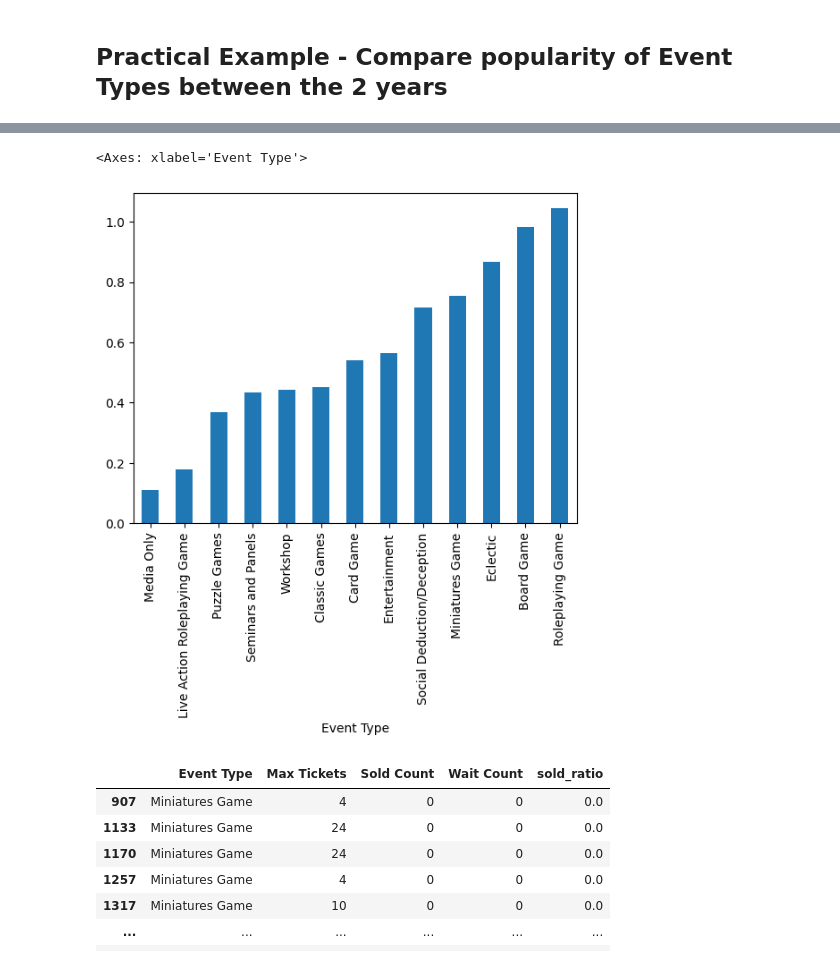
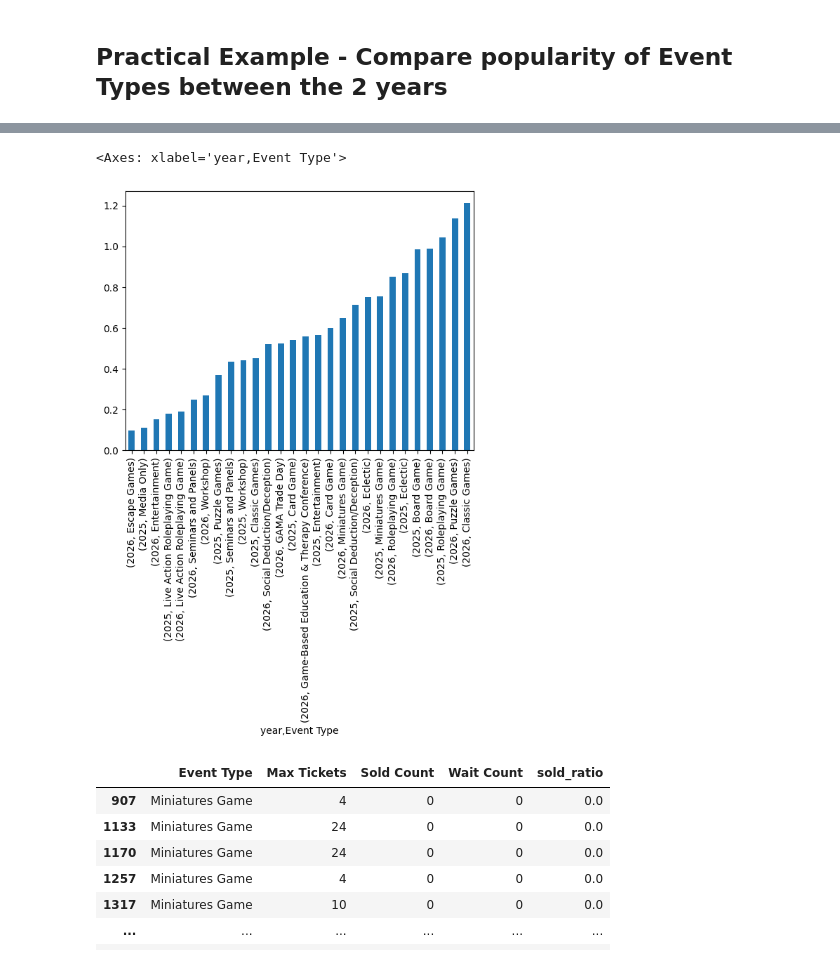
Before and after one commit to jocassid/Talk-PandasBasics, a Jupyter notebook: origins_schedule.ipynb, the cells around one changed output, grey strips where cells are left out. Drawn from its saved outputs; the diff is of its cells as text; code cells hidden in the pictures.

```diff
--- a/origins_schedule.ipynb
+++ b/origins_schedule.ipynb
@@ -397,8 +513,8 @@ Name: sold_ratio, dtype: float64
 # %%
-sold_ratio_2025.sort_values().plot.bar()
+sold_rations_by_year_and_event.sort_values().plot.bar()
 # %% [output]
-<Axes: xlabel='Event Type'>
+<Axes: xlabel='year,Event Type'>
-[figure, old version]
+[figure, new version]
 # %%
 origins2025_df[
     (origins2025_df['Event Type'] == 'Miniatures Game') &
```
Also changed, not shown: parts of 21 cells of this notebook.
